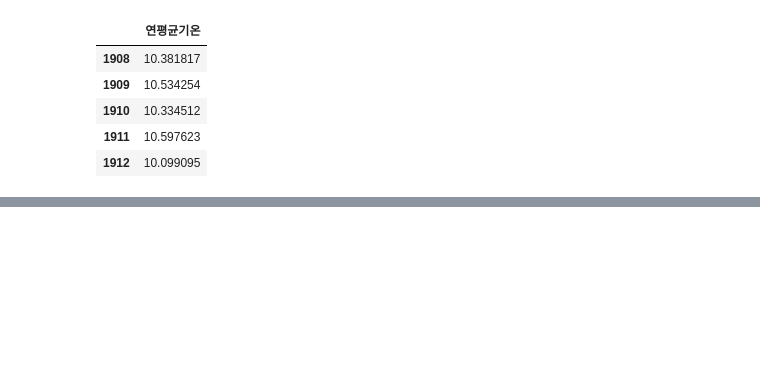
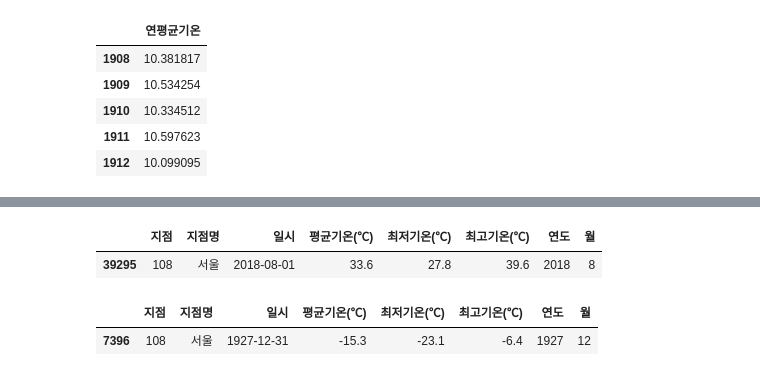
Before and after one commit to venture21/DataScience2024, a Jupyter notebook: 서울100년의날씨데이터분석.ipynb, the cells around one changed output, grey strips where cells are left out. Saved outputs shown, nothing was run; the diff lists cells and outputs as text; code cells hidden in the pictures; blank space fills up the shorter version.

Commit message:
100년간 최고기온,최저기온과 날짜 추가

```diff
--- a/서울100년의날씨데이터분석.ipynb
+++ b/서울100년의날씨데이터분석.ipynb
@@ -407,0 +408,16 @@ plt.plot(index,yearAvg_df['10년이동평균기온'])
+# %%
+maxTemp = df['최고기온(℃)'].max()
+minTemp = df['최저기온(℃)'].min()
+
+maxIndex = df[df['최고기온(℃)']==maxTemp].index
+minIndex = df[df['최저기온(℃)']==minTemp].index
+
+df.loc[maxIndex]
+# %% [output]
+|  | 지점 | 지점명 | 일시 | 평균기온(℃) | 최저기온(℃) | 최고기온(℃) | 연도 | 월 |
+| 39295 | 108 | 서울 | 2018-08-01 | 33.6 | 27.8 | 39.6 | 2018 | 8 |
+# %%
+df.loc[minIndex]
+# %% [output]
+|  | 지점 | 지점명 | 일시 | 평균기온(℃) | 최저기온(℃) | 최고기온(℃) | 연도 | 월 |
+| 7396 | 108 | 서울 | 1927-12-31 | -15.3 | -23.1 | -6.4 | 1927 | 12 |
```
Also changed, not shown: parts of 4 cells of this notebook.
